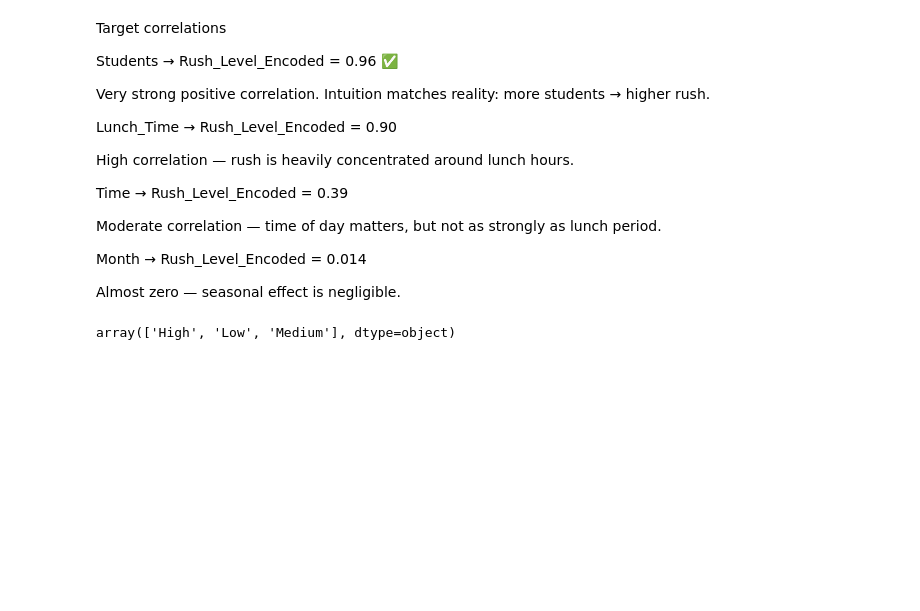
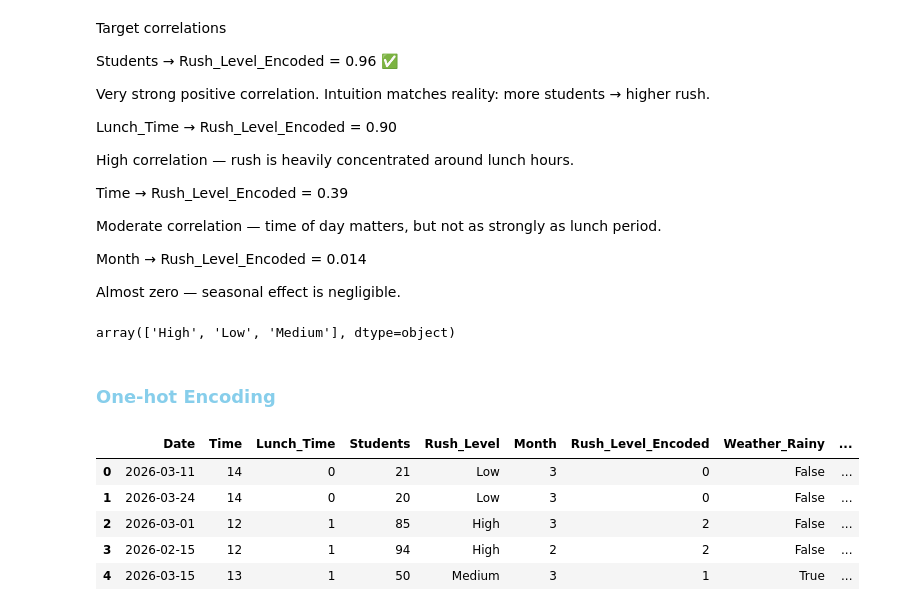
Before and after one commit to Wasima230Sultana/MU-Canteen-Rush-Predictor, a Jupyter notebook: Canteen-rush.ipynb, the cells around one changed output. Cells and saved outputs as stored; diff of their text form; code cells hidden in the pictures; blank space fills up the shorter version.

Commit message:
Add one hot encoding and train test

```diff
--- a/Canteen-rush.ipynb
+++ b/Canteen-rush.ipynb
@@ -410,3 +410,16 @@ Almost zero — seasonal effect is negligible.
 # le.classes_
 # %% [output]
 array(['High', 'Low', 'Medium'], dtype=object)
+# %% [markdown]
+<h3 style="color:skyblue">One-hot Encoding</h3>
+# %%
+df=pd.get_dummies(df,columns=['Weather','Day'],drop_first=True)
+# %%
+df.head()
+# %% [output]
+|  | Date | Time | Lunch_Time | Students | Rush_Level | Month | Rush_Level_Encoded | Weather_Rainy | ... |
+| 0 | 2026-03-11 | 14 | 0 | 21 | Low | 3 | 0 | False | ... |
+| 1 | 2026-03-24 | 14 | 0 | 20 | Low | 3 | 0 | False | ... |
+| 2 | 2026-03-01 | 12 | 1 | 85 | High | 3 | 2 | False | ... |
+| 3 | 2026-02-15 | 12 | 1 | 94 | High | 2 | 2 | False | ... |
+| 4 | 2026-03-15 | 13 | 1 | 50 | Medium | 3 | 1 | True | ... |
```
Also changed, not shown: parts of 2 cells of this notebook.
